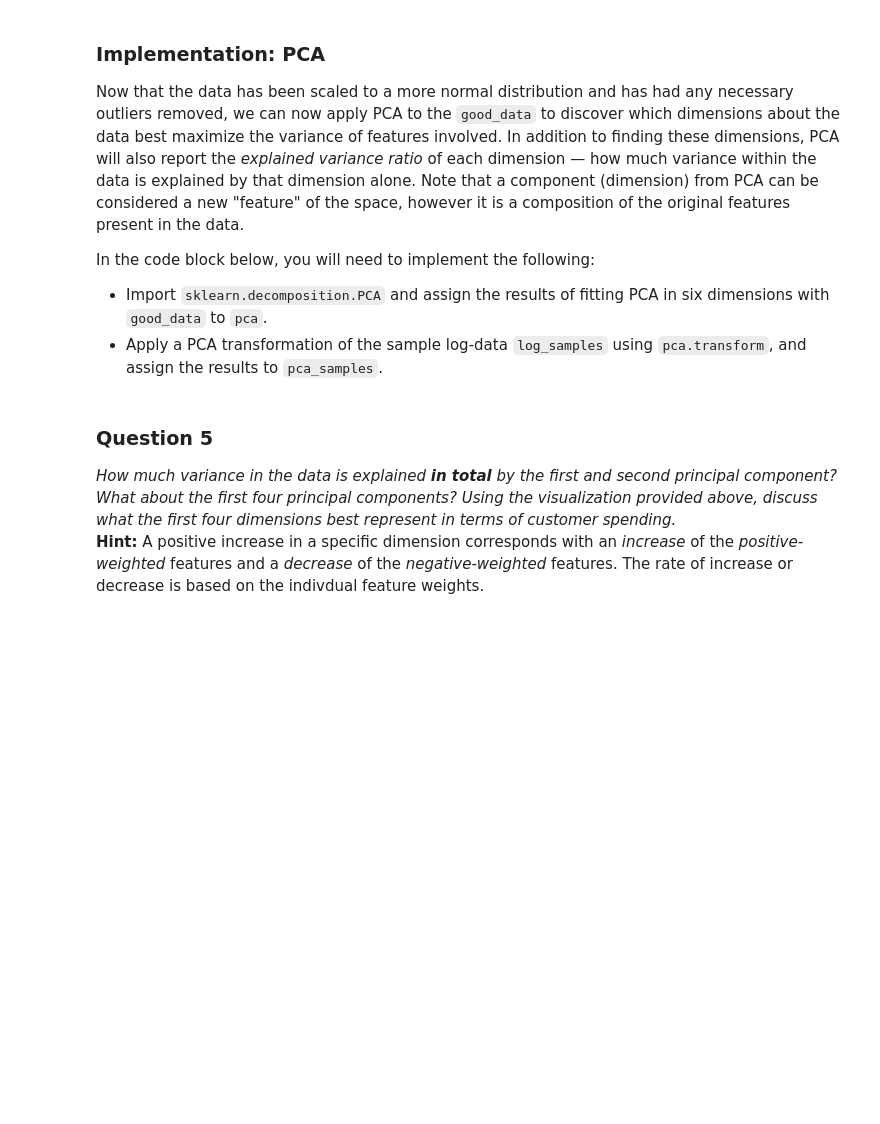
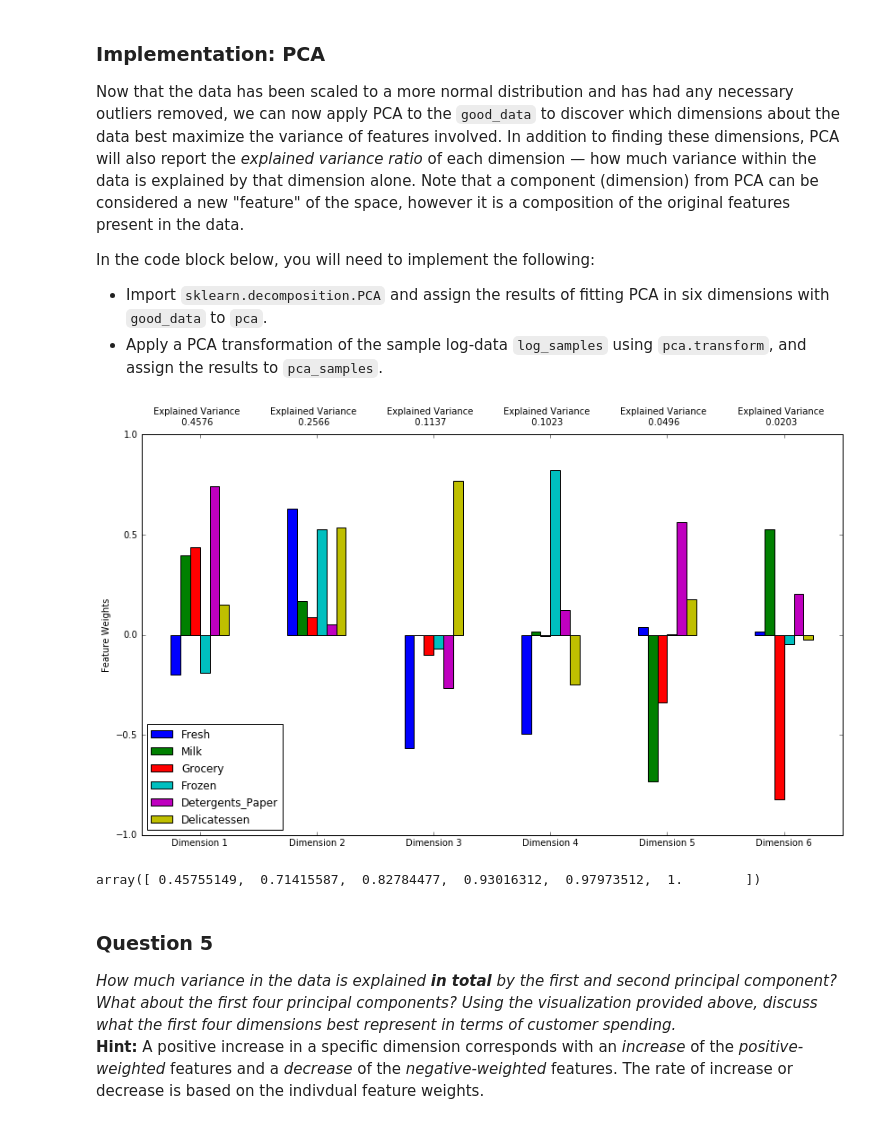
Before and after one commit to rajeev921/machine_learning, a Jupyter notebook: creating_customer_segments/customer_segments.ipynb, the cells around one changed output. Cells and saved outputs as stored; diff of their text form; code cells hidden in the pictures; blank space fills up the shorter version.

```diff
--- a/creating_customer_segments/customer_segments.ipynb
+++ b/creating_customer_segments/customer_segments.ipynb
@@ -309,13 +328,21 @@ In the code block below, you will need to implement the following:
  - Apply a PCA transformation of the sample log-data `log_samples` using `pca.transform`, and assign the results to `pca_samples`.
 # %%
 # TODO: Apply PCA by fitting the good data with the same number of dimensions as features
-pca = None
+from sklearn.decomposition import PCA
+pca = PCA(n_components=6) # because we have 6 feature
+pca.fit(good_data)
 
 # TODO: Transform the sample log-data using the PCA fit above
-pca_samples = None
+pca_samples = pca.transform(log_samples)
 
 # Generate PCA results plot
 pca_results = rs.pca_results(good_data, pca)
+# %% [output]
+[figure, added]
+# %%
+np.cumsum(pca.explained_variance_ratio_)
+# %% [output]
+array([ 0.45755149,  0.71415587,  0.82784477,  0.93016312,  0.97973512,  1.        ])
 # %% [markdown]
 ### Question 5
 *How much variance in the data is explained* ***in total*** *by the first and second principal component? What about the first four principal components? Using the visualization provided above, discuss what the first four dimensions best represent in terms of customer spending.*
```
Also changed, not shown: parts of 28 cells of this notebook, 1 other file.
